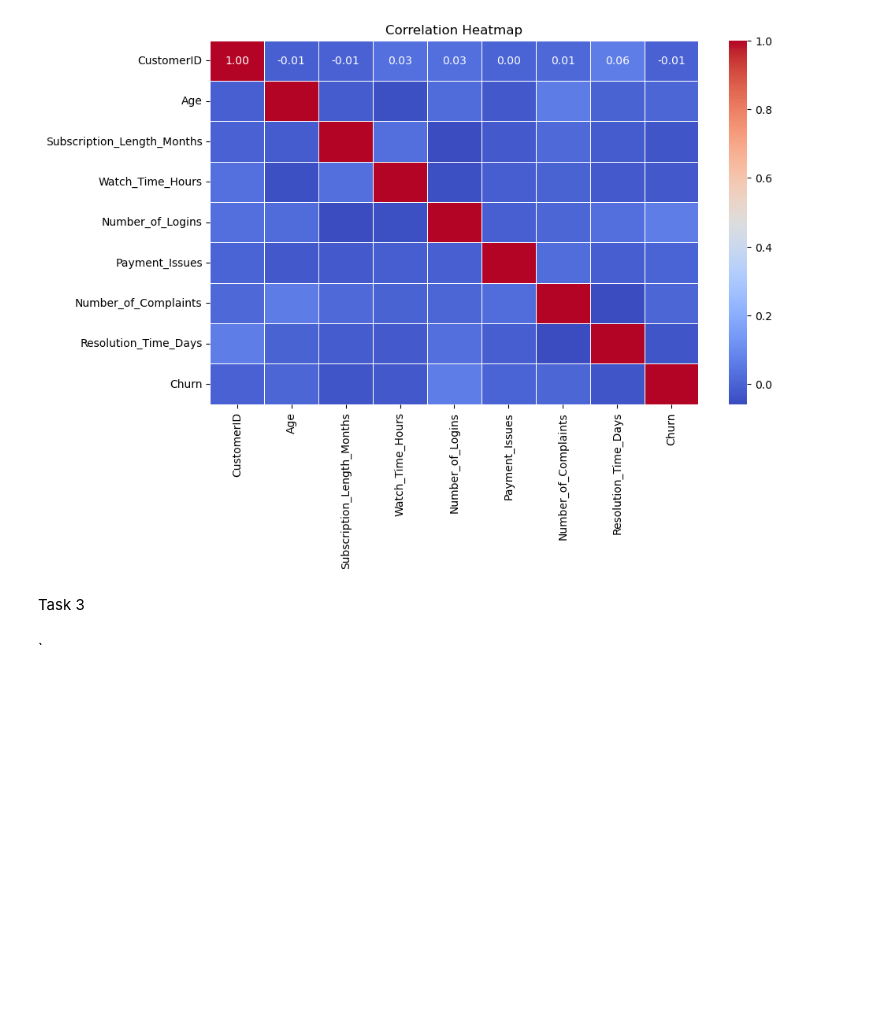
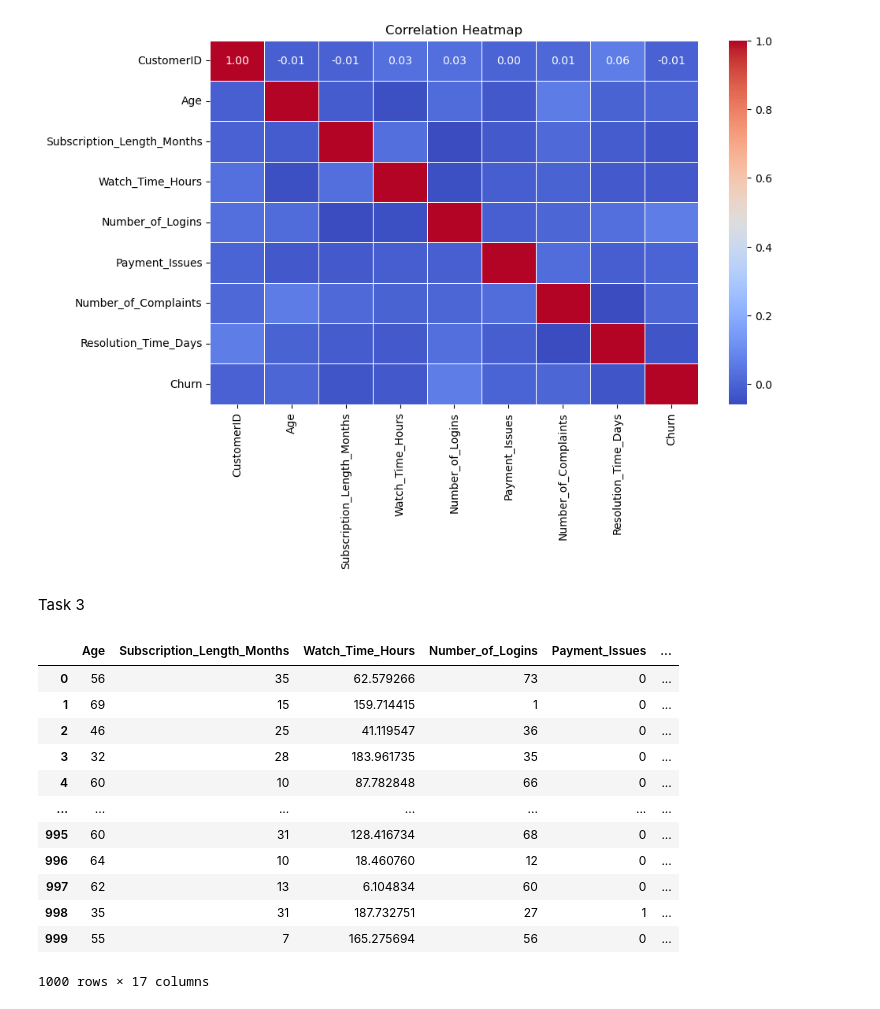
Before and after one commit to mosopedev/A1, a Jupyter notebook: A1.ipynb, the cells around one changed output. Saved outputs shown, nothing was run; the diff lists cells and outputs as text; code cells hidden in the pictures; blank space fills up the shorter version.

```diff
--- a/A1.ipynb
+++ b/A1.ipynb
@@ -91,5 +95,26 @@ plt.show()
 [figure]
 # %% [markdown]
 Task 3
-# %% [markdown]
-`
+# %%
+# Selecting features and target
+X = dataset.drop(columns=["Churn", "CustomerID"])  # Drop non-relevant columns
+y = dataset["Churn"]
+
+# Convert categorical variables to numeric using one-hot encoding
+X = pd.get_dummies(X, drop_first=False)
+# %%
+X
+# %% [output]
+|  | Age | Subscription_Length_Months | Watch_Time_Hours | Number_of_Logins | Payment_Issues | ... |
+| 0 | 56 | 35 | 62.579266 | 73 | 0 | ... |
+| 1 | 69 | 15 | 159.714415 | 1 | 0 | ... |
+| 2 | 46 | 25 | 41.119547 | 36 | 0 | ... |
+| 3 | 32 | 28 | 183.961735 | 35 | 0 | ... |
+| 4 | 60 | 10 | 87.782848 | 66 | 0 | ... |
+| ... | ... | ... | ... | ... | ... | ... |
+| 995 | 60 | 31 | 128.416734 | 68 | 0 | ... |
+| 996 | 64 | 10 | 18.460760 | 12 | 0 | ... |
+| 997 | 62 | 13 | 6.104834 | 60 | 0 | ... |
+| 998 | 35 | 31 | 187.732751 | 27 | 1 | ... |
+| 999 | 55 | 7 | 165.275694 | 56 | 0 | ... |
+1000 rows × 17 columns
```
Also changed, not shown: parts of 7 cells of this notebook.
